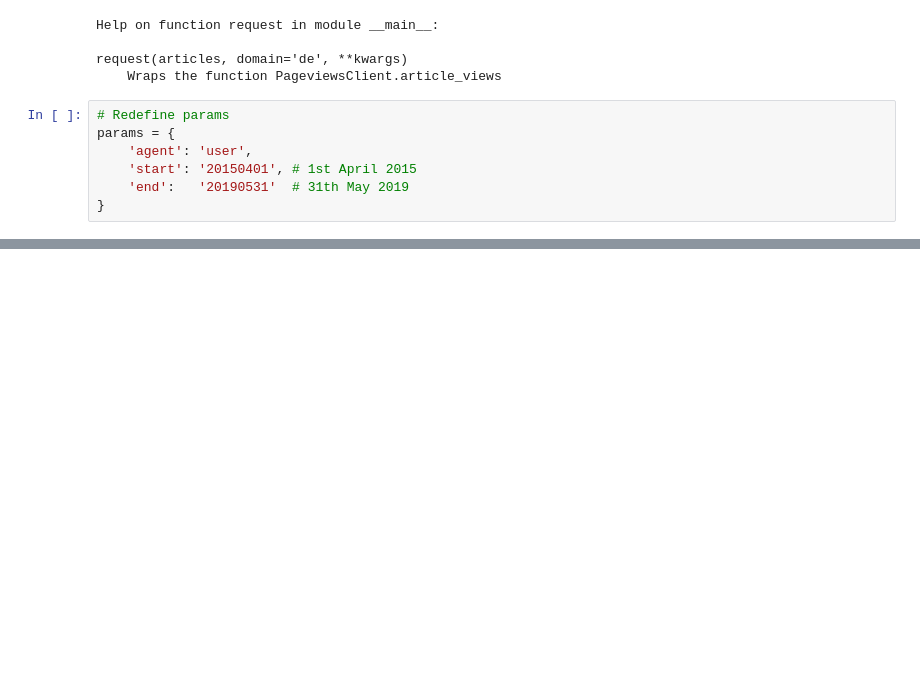
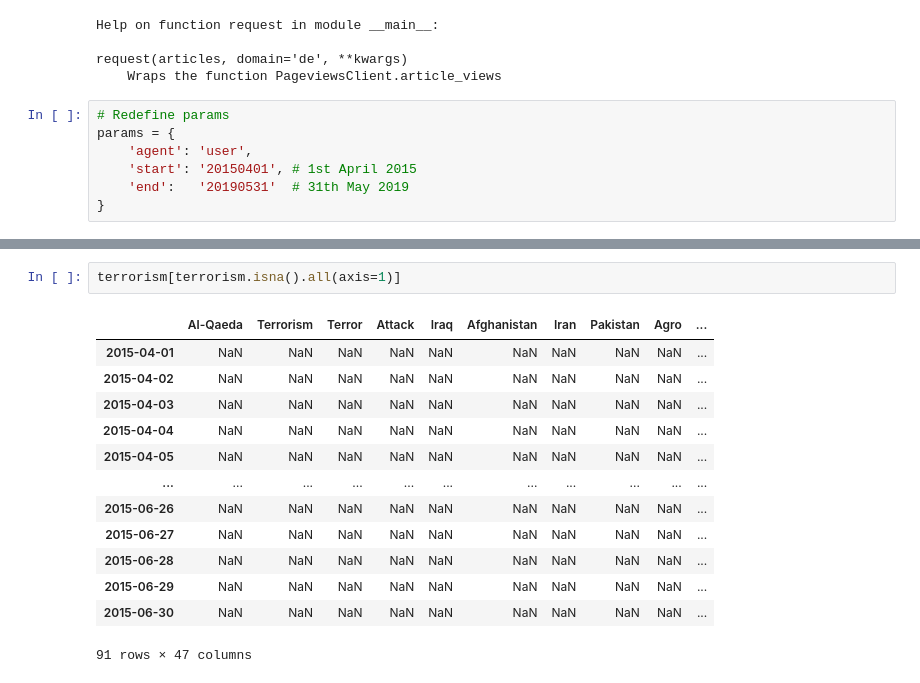
Before and after one commit to epfl-ada/ada-2020-project-milestone-p3-p3_studybuddy, a Jupyter notebook: Scraping.ipynb, the cells around one changed output, grey strips where cells are left out. Drawn from its saved outputs; the diff is of its cells as text; blank space fills up the shorter version.

```diff
--- a/Scraping.ipynb
+++ b/Scraping.ipynb
@@ -317,0 +246,16 @@ data['articles'][:10]
+# %%
+terrorism[terrorism.isna().all(axis=1)]
+# %% [output]
+|  | Al-Qaeda | Terrorism | Terror | Attack | Iraq | Afghanistan | Iran | Pakistan | Agro | ... |
+| 2015-04-01 | NaN | NaN | NaN | NaN | NaN | NaN | NaN | NaN | NaN | ... |
+| 2015-04-02 | NaN | NaN | NaN | NaN | NaN | NaN | NaN | NaN | NaN | ... |
+| 2015-04-03 | NaN | NaN | NaN | NaN | NaN | NaN | NaN | NaN | NaN | ... |
+| 2015-04-04 | NaN | NaN | NaN | NaN | NaN | NaN | NaN | NaN | NaN | ... |
+| 2015-04-05 | NaN | NaN | NaN | NaN | NaN | NaN | NaN | NaN | NaN | ... |
+| ... | ... | ... | ... | ... | ... | ... | ... | ... | ... | ... |
+| 2015-06-26 | NaN | NaN | NaN | NaN | NaN | NaN | NaN | NaN | NaN | ... |
+| 2015-06-27 | NaN | NaN | NaN | NaN | NaN | NaN | NaN | NaN | NaN | ... |
+| 2015-06-28 | NaN | NaN | NaN | NaN | NaN | NaN | NaN | NaN | NaN | ... |
+| 2015-06-29 | NaN | NaN | NaN | NaN | NaN | NaN | NaN | NaN | NaN | ... |
+| 2015-06-30 | NaN | NaN | NaN | NaN | NaN | NaN | NaN | NaN | NaN | ... |
+91 rows × 47 columns
```
Also changed, not shown: parts of 47 cells of this notebook, 2 other files.
